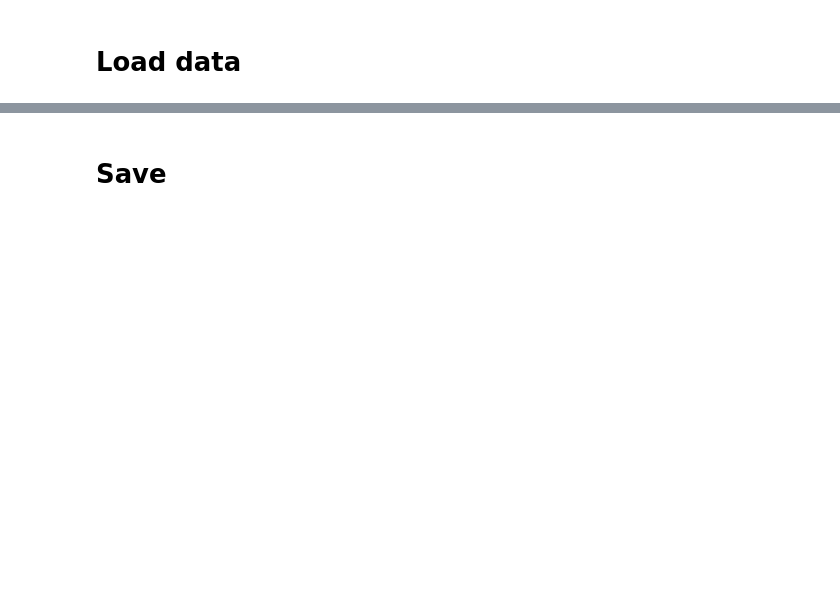
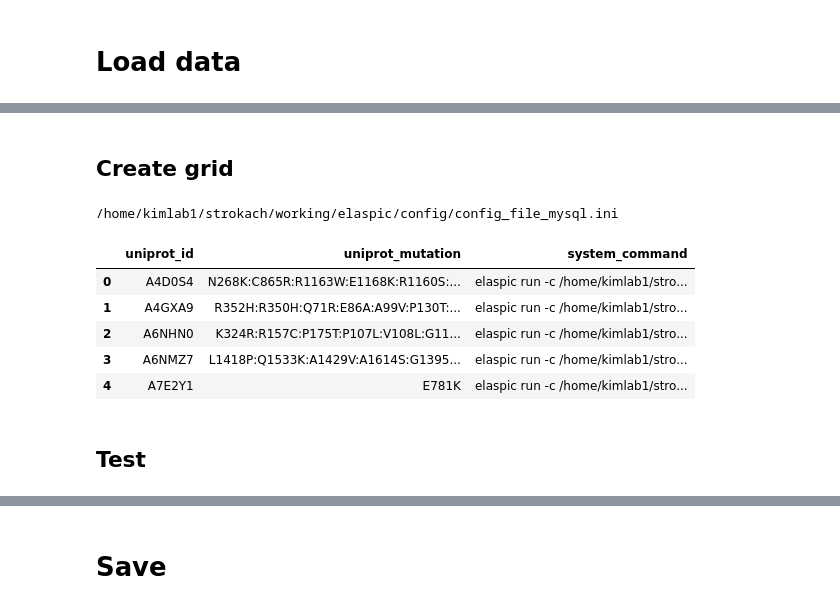
Before and after one commit to datapkg/elaspic_training_set, a Jupyter notebook: notebooks/core_to_calculate.ipynb, the cells around one changed output, grey strips where cells are left out. Saved outputs shown, nothing was run; the diff lists cells and outputs as text; code cells hidden in the pictures; blank space fills up the shorter version.

```diff
--- a/notebooks/core_to_calculate.ipynb
+++ b/notebooks/core_to_calculate.ipynb
@@ -148,0 +101,9 @@ ax.set_xlabel('Spearman correlation between experiment\nand Provean score')
+# %%
+elaspic_to_calculate = (
+    DATA_DF
+    [(DATA_DF['mutation_to_calculate'] == True)]
+    .drop_duplicates(subset=['uniprot_id', 'uniprot_mutation'])
+    .groupby('uniprot_id')
+    .agg({'uniprot_mutation': lambda x: ':'.join(x)})
+    .reset_index()
+)
@@ -148,0 +123,29 @@ ax.set_xlabel('Spearman correlation between experiment\nand Provean score')
+# %% [markdown]
+## Create grid
+# %%
+config_file = ('/home/kimlab1/strokach/working/elaspic/config/config_file_mysql.ini')
+print(config_file)
+
+system_command_template = (
+    "elaspic run -c {config_file} -u {{uniprot_id}} -m {{mutations}}"
+    .format(config_file=config_file)
+)
+
+elaspic_to_calculate['system_command'] = (
+    elaspic_to_calculate
+    [['uniprot_id', 'uniprot_mutation']]
+    .apply(lambda x: system_command_template.format(uniprot_id=x[0], mutations=x[1]), axis=1)
+)
+# %% [output]
+/home/kimlab1/strokach/working/elaspic/config/config_file_mysql.ini
+# %%
+elaspic_to_calculate.head()
+# %% [output]
+|  | uniprot_id | uniprot_mutation | system_command |
+| 0 | A4D0S4 | N268K:C865R:R1163W:E1168K:R1160S:... | elaspic run -c /home/kimlab1/stro... |
+| 1 | A4GXA9 | R352H:R350H:Q71R:E86A:A99V:P130T:... | elaspic run -c /home/kimlab1/stro... |
+| 2 | A6NHN0 | K324R:R157C:P175T:P107L:V108L:G11... | elaspic run -c /home/kimlab1/stro... |
+| 3 | A6NMZ7 | L1418P:Q1533K:A1429V:A1614S:G1395... | elaspic run -c /home/kimlab1/stro... |
+| 4 | A7E2Y1 | E781K | elaspic run -c /home/kimlab1/stro... |
+# %% [markdown]
+## Test
```
Also changed, not shown: parts of 55 cells of this notebook, 5 other files.
